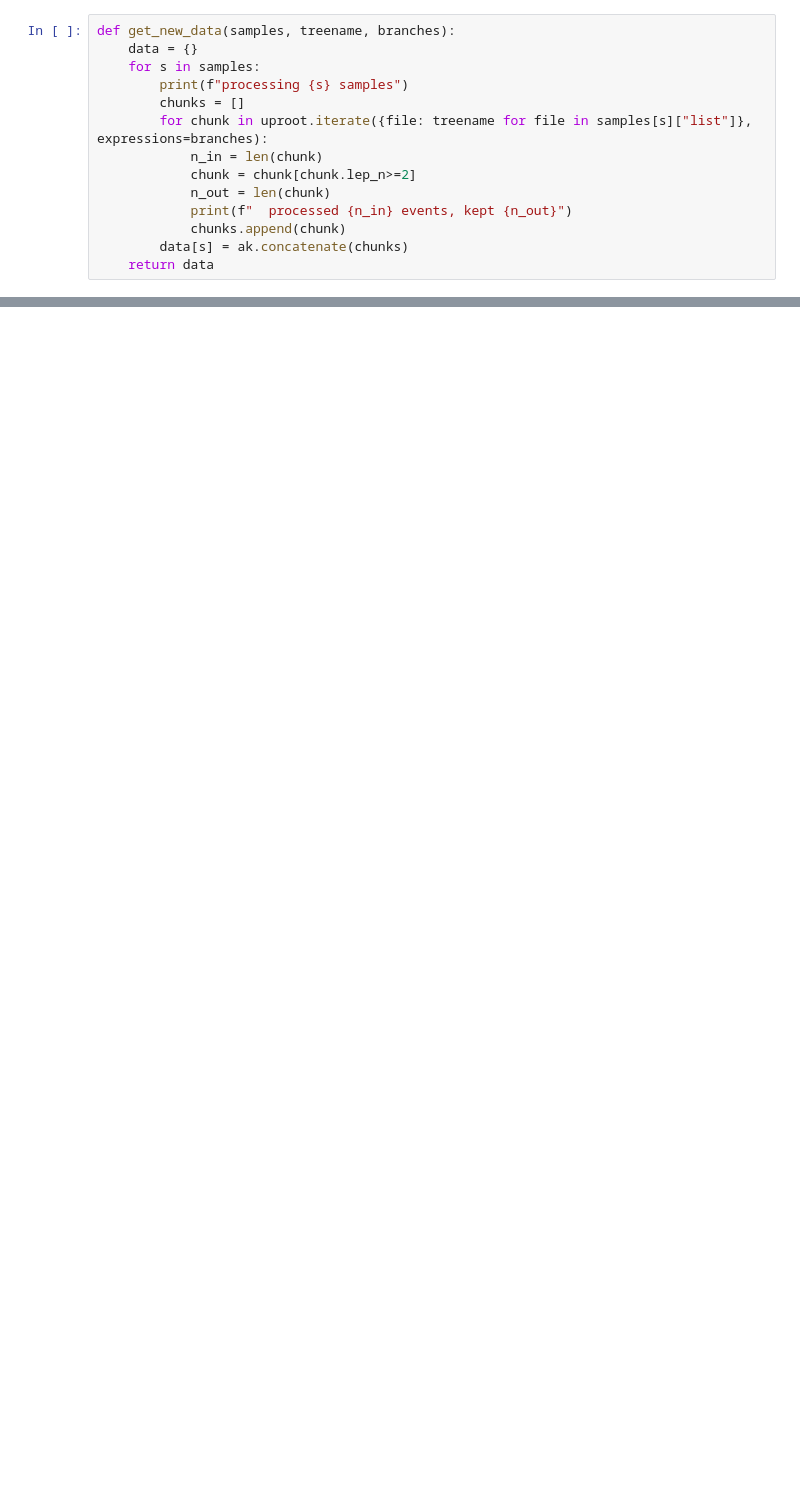
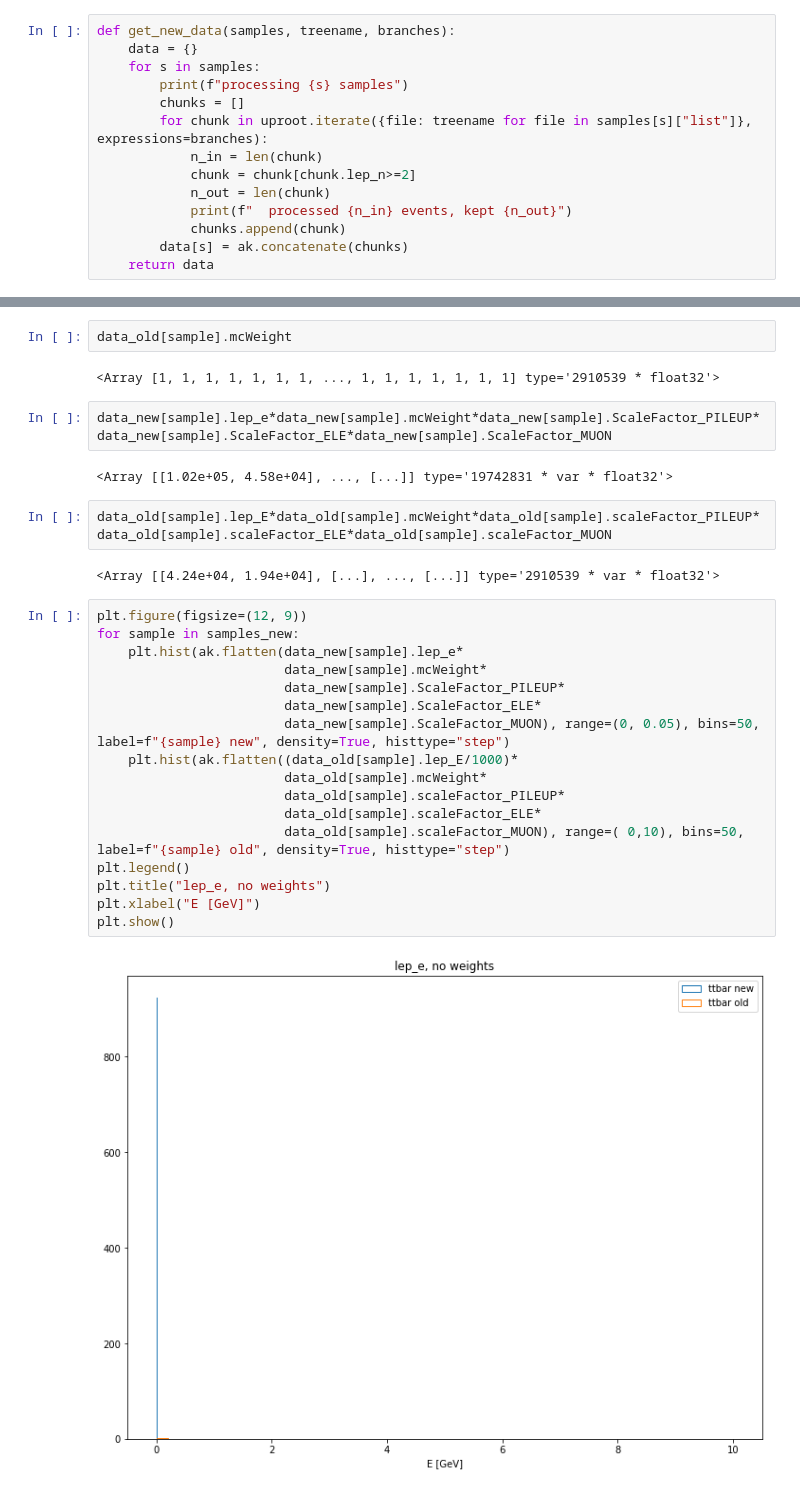
Before and after one commit to ilgazkuscu/CERN-THESIS, a Jupyter notebook: ilgaz-playground.ipynb, the cells around one changed output, grey strips where cells are left out. Saved outputs shown, nothing was run; the diff lists cells and outputs as text; blank space fills up the shorter version.

```diff
--- a/ilgaz-playground.ipynb
+++ b/ilgaz-playground.ipynb
@@ -103,0 +182,31 @@ took 33.059284687042236s
+# %%
+data_old[sample].mcWeight
+# %% [output]
+<Array [1, 1, 1, 1, 1, 1, 1, ..., 1, 1, 1, 1, 1, 1, 1] type='2910539 * float32'>
+# %%
+data_new[sample].lep_e*data_new[sample].mcWeight*data_new[sample].ScaleFactor_PILEUP*data_new[sample].ScaleFactor_ELE*data_new[sample].ScaleFactor_MUON
+# %% [output]
+<Array [[1.02e+05, 4.58e+04], ..., [...]] type='19742831 * var * float32'>
+# %%
+data_old[sample].lep_E*data_old[sample].mcWeight*data_old[sample].scaleFactor_PILEUP*data_old[sample].scaleFactor_ELE*data_old[sample].scaleFactor_MUON
+# %% [output]
+<Array [[4.24e+04, 1.94e+04], [...], ..., [...]] type='2910539 * var * float32'>
+# %%
+plt.figure(figsize=(12, 9))
+for sample in samples_new:
+    plt.hist(ak.flatten(data_new[sample].lep_e*
+                        data_new[sample].mcWeight*
+                        data_new[sample].ScaleFactor_PILEUP*
+                        data_new[sample].ScaleFactor_ELE*
+                        data_new[sample].ScaleFactor_MUON), range=(0, 0.05), bins=50, label=f"{sample} new", density=True, histtype="step")
+    plt.hist(ak.flatten((data_old[sample].lep_E/1000)*
+                        data_old[sample].mcWeight*
+                        data_old[sample].scaleFactor_PILEUP*
+                        data_old[sample].scaleFactor_ELE*
+                        data_old[sample].scaleFactor_MUON), range=( 0,10), bins=50, label=f"{sample} old", density=True, histtype="step")
+plt.legend()
+plt.title("lep_e, no weights")
+plt.xlabel("E [GeV]")
+plt.show()
+# %% [output]
+[figure, added]
```
Also changed, not shown: parts of 24 cells of this notebook.
